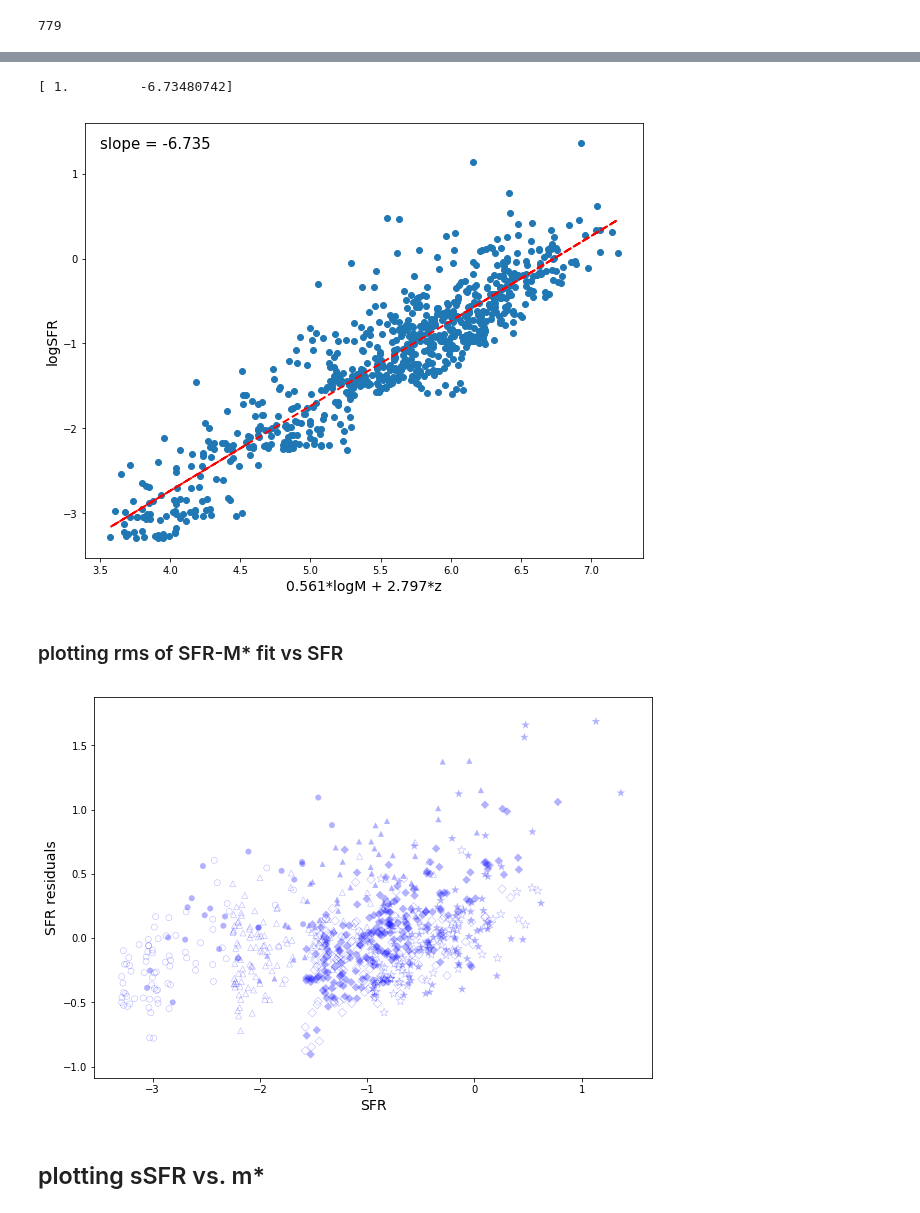
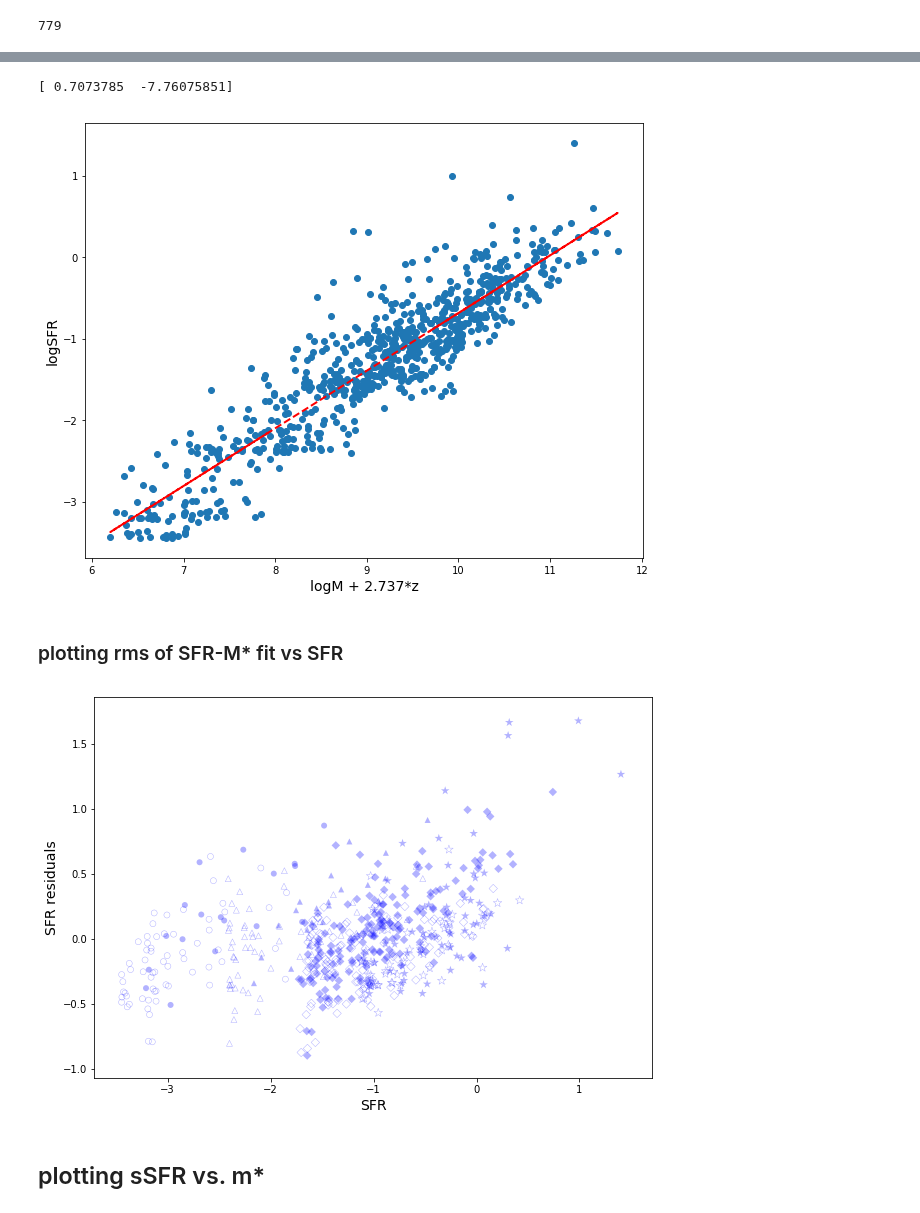
Before and after one commit to kaitshin/LowM_MainSequence, a Jupyter notebook: dispersion_fiddling.ipynb, the cells around one changed output, grey strips where cells are left out. Cells and saved outputs as stored; diff of their text form; code cells hidden in the pictures.

```diff
--- a/dispersion_fiddling.ipynb
+++ b/dispersion_fiddling.ipynb
@@ -16,7 +16,7 @@ zspec0 = np.array(corr_tbl['zspec0'])
 
 stlr_mass = np.array(corr_tbl['stlr_mass'])
 filts = np.array(corr_tbl['filt'])
-obs_sfr = np.array(corr_tbl['obs_sfr'])
+sfr = np.array(corr_tbl['met_dep_sfr'])
 dust_corr_factor = np.array(corr_tbl['dust_corr_factor'])
 filt_corr_factor = np.array(corr_tbl['filt_corr_factor'])
 nii_ha_corr_factor = np.array(corr_tbl['nii_ha_corr_factor'])
@@ -38,7 +38,7 @@ z_arr  = np.array([x+'0' if len(x)==3 else x for x in z_arr])
 # defining a flux sigma and mass cutoff
 good_sig_iis = np.where((corr_tbl['flux_sigma'] >= CUTOFF_SIGMA) & (stlr_mass >= CUTOFF_MASS))[0]
 
-corr_sfrs = obs_sfr+filt_corr_factor+nii_ha_corr_factor+dust_corr_factor
+corr_sfrs = sfr+filt_corr_factor+nii_ha_corr_factor+dust_corr_factor
 # %%
 smass0 = np.array(corr_tbl['stlr_mass'])[good_sig_iis]
 
@@ -291,18 +318,18 @@ $log[SFR] = a*log[M] + b*z + c$
 # %%
-xaxis_with_z = params[0]*smass0 + params[1]*zspec0
+xaxis_with_z = smass0 + params[1]*zspec0
 plt.plot(xaxis_with_z, sfrs00, 'o')
 params_z,pcov_z = curve_fit(line, xaxis_with_z, sfrs00)
 print params_z
 
 plt.plot(xaxis_with_z, line(xaxis_with_z, *params_z), 'r--', lw=2)
-plt.text(3.5,1.3,'slope = '+'%.3f'%params_z[1], fontsize=15)
-plt.xlabel('%.3f'%params[0]+'*logM + '+'%.3f'%params[1]+'*z', size=14)
+# plt.text(3.5,1.3,'slope = '+'%.3f'%params_z[1], fontsize=15)
+plt.xlabel('logM + '+'%.3f'%params[1]+'*z', size=14)
 plt.ylabel('logSFR', size=14)
 
 plt.gcf().set_size_inches(10,8)
 # %% [output]
-[ 1.         -6.73480742]
+[ 0.7073785  -7.76075851]
-[figure, old version]
+[figure, new version]
 # %% [markdown]
 ### plotting rms of SFR-M\* fit vs SFR
 # %%
@@ -311,23 +338,22 @@ f, ax = plt.subplots()
 for ff,mm,ll,size,avg_z in zip(['NB7', 'NB816', 'NB921', 'NB973'], markarr,
                        ['NB704,NB711', 'NB816', 'NB921', 'NB973'], sizearr, z_arr):
     if 'NB7' in ff:
-        filt_index_n = np.array([x for x in range(len(no_spectra)) if ff[:3] in filts[no_spectra][x]
+        filt_index_n = np.array([x for x in range(len(no_spectra)) if ff[:3] in filts00[no_spectra][x]
             and no_spectra[x] in good_sig_iis])
-        filt_index_y = np.array([x for x in range(len(yes_spectra)) if ff[:3] in filts[yes_spectra][x]
+        filt_index_y = np.array([x for x in range(len(yes_spectra)) if ff[:3] in filts00[yes_spectra][x]
             and yes_spectra[x] in good_sig_iis])
     else:
-        filt_index_n = np.array([x for x in range(len(no_spectra)) if ff==filts[no_spectra][x]
+        filt_index_n = np.array([x for x in range(len(no_spectra)) if ff==filts00[no_spectra][x]
             and no_spectra[x] in good_sig_iis])
-        filt_index_y = np.array([x for x in range(len(yes_spectra)) if ff==filts[yes_spectra][x]
+        filt_index_y = np.array([x for x in range(len(yes_spectra)) if ff==filts00[yes_spectra][x]
             and yes_spectra[x] in good_sig_iis])
 
-
-    ax.scatter(corr_sfrs[yes_spectra][filt_index_y],
+    ax.scatter(corr_sfrs[good_sig_iis][yes_spectra][filt_index_y],
                sfrs_resid[yes_spectra][filt_index_y], marker=mm,
                facecolors='blue', edgecolors='none', alpha=0.3,
                label='z~'+np.str(avg_z)+' ('+ll+')', s=size)
 
-    ax.scatter(corr_sfrs[no_spectra][filt_index_n],
+    ax.scatter(corr_sfrs[good_sig_iis][no_spectra][filt_index_n],
                     sfrs_resid[no_spectra][filt_index_n],
                     marker=mm, facecolors='none', edgecolors='blue', alpha=0.3,
                     linewidth=0.5, zorder=3, s=size)
@@ -337,7 +363,7 @@ ax.set_xlabel('SFR', size=14)
 ax.set_ylabel('SFR residuals', size=14)
 f.set_size_inches(10,7)
 # %% [output]
-[figure, old version]
+[figure, new version]
 # %% [markdown]
 ## plotting sSFR vs. m*
 # %%
```
Also changed, not shown: parts of 9 cells of this notebook.
